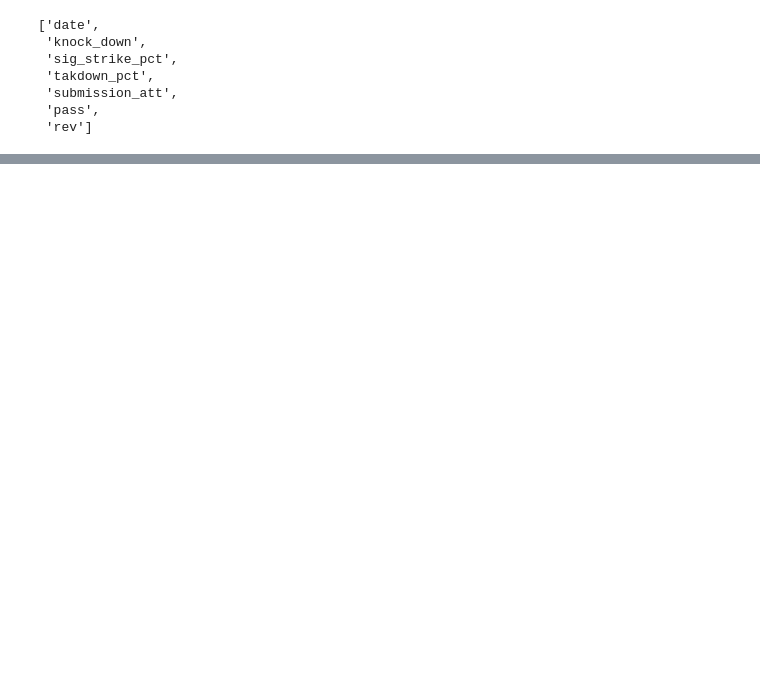
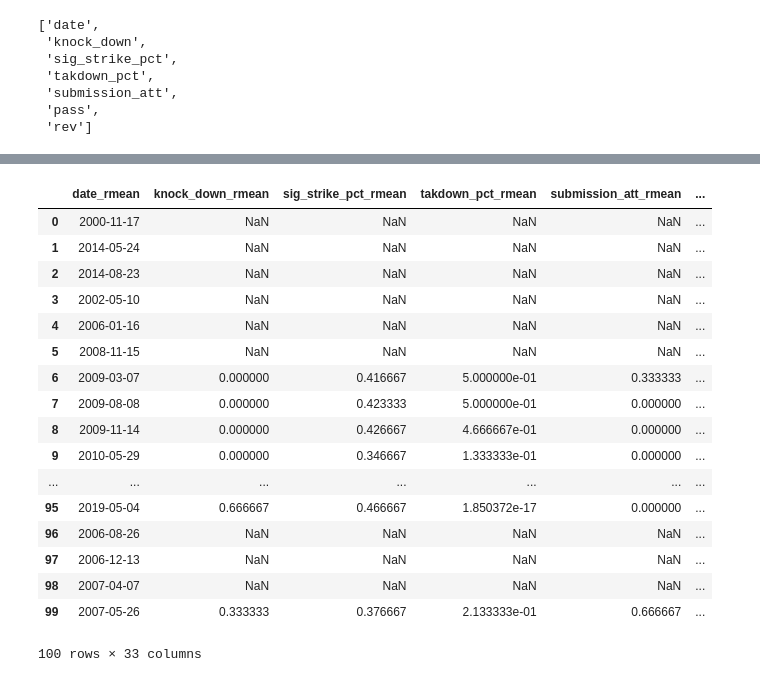
Before and after one commit to rahjetly/Springboard-DSC, a Jupyter notebook: Capstone/Capstone1_Cleanup.ipynb, the cells around one changed output, grey strips where cells are left out. Saved outputs shown, nothing was run; the diff lists cells and outputs as text; code cells hidden in the pictures; blank space fills up the shorter version.

```diff
--- a/Capstone/Capstone1_Cleanup.ipynb
+++ b/Capstone/Capstone1_Cleanup.ipynb
@@ -625,0 +603,23 @@ print(g2)
+# %%
+df6 = df5.join(stacked_data, lsuffix='_rmean')
+# %%
+df6.head(100)
+# %% [output]
+|  | date_rmean | knock_down_rmean | sig_strike_pct_rmean | takdown_pct_rmean | submission_att_rmean | ... |
+| 0 | 2000-11-17 | NaN | NaN | NaN | NaN | ... |
+| 1 | 2014-05-24 | NaN | NaN | NaN | NaN | ... |
+| 2 | 2014-08-23 | NaN | NaN | NaN | NaN | ... |
+| 3 | 2002-05-10 | NaN | NaN | NaN | NaN | ... |
+| 4 | 2006-01-16 | NaN | NaN | NaN | NaN | ... |
+| 5 | 2008-11-15 | NaN | NaN | NaN | NaN | ... |
+| 6 | 2009-03-07 | 0.000000 | 0.416667 | 5.000000e-01 | 0.333333 | ... |
+| 7 | 2009-08-08 | 0.000000 | 0.423333 | 5.000000e-01 | 0.000000 | ... |
+| 8 | 2009-11-14 | 0.000000 | 0.426667 | 4.666667e-01 | 0.000000 | ... |
+| 9 | 2010-05-29 | 0.000000 | 0.346667 | 1.333333e-01 | 0.000000 | ... |
+| ... | ... | ... | ... | ... | ... | ... |
+| 95 | 2019-05-04 | 0.666667 | 0.466667 | 1.850372e-17 | 0.000000 | ... |
+| 96 | 2006-08-26 | NaN | NaN | NaN | NaN | ... |
+| 97 | 2006-12-13 | NaN | NaN | NaN | NaN | ... |
+| 98 | 2007-04-07 | NaN | NaN | NaN | NaN | ... |
+| 99 | 2007-05-26 | 0.333333 | 0.376667 | 2.133333e-01 | 0.666667 | ... |
+100 rows × 33 columns
```
Also changed, not shown: parts of 41 cells of this notebook.
